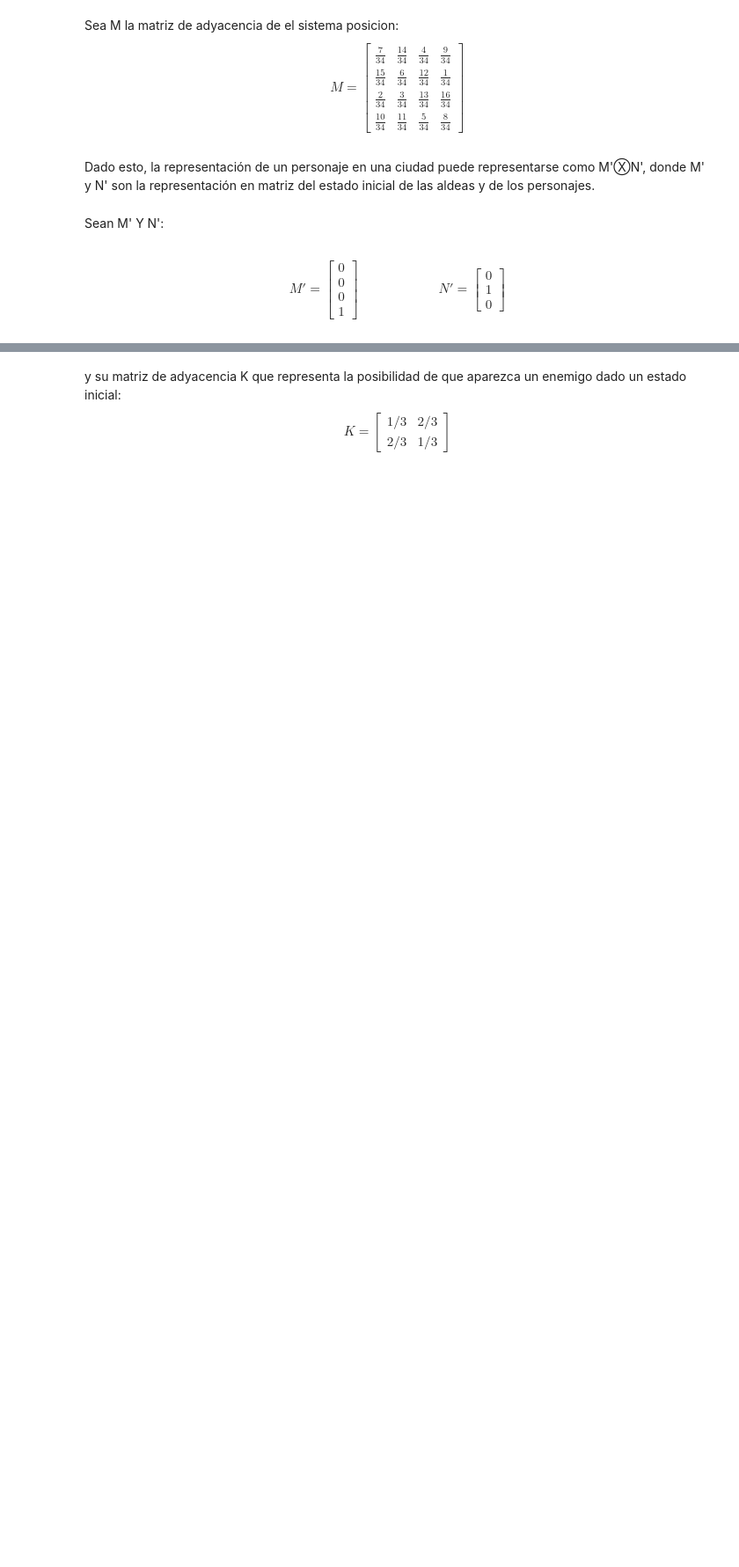
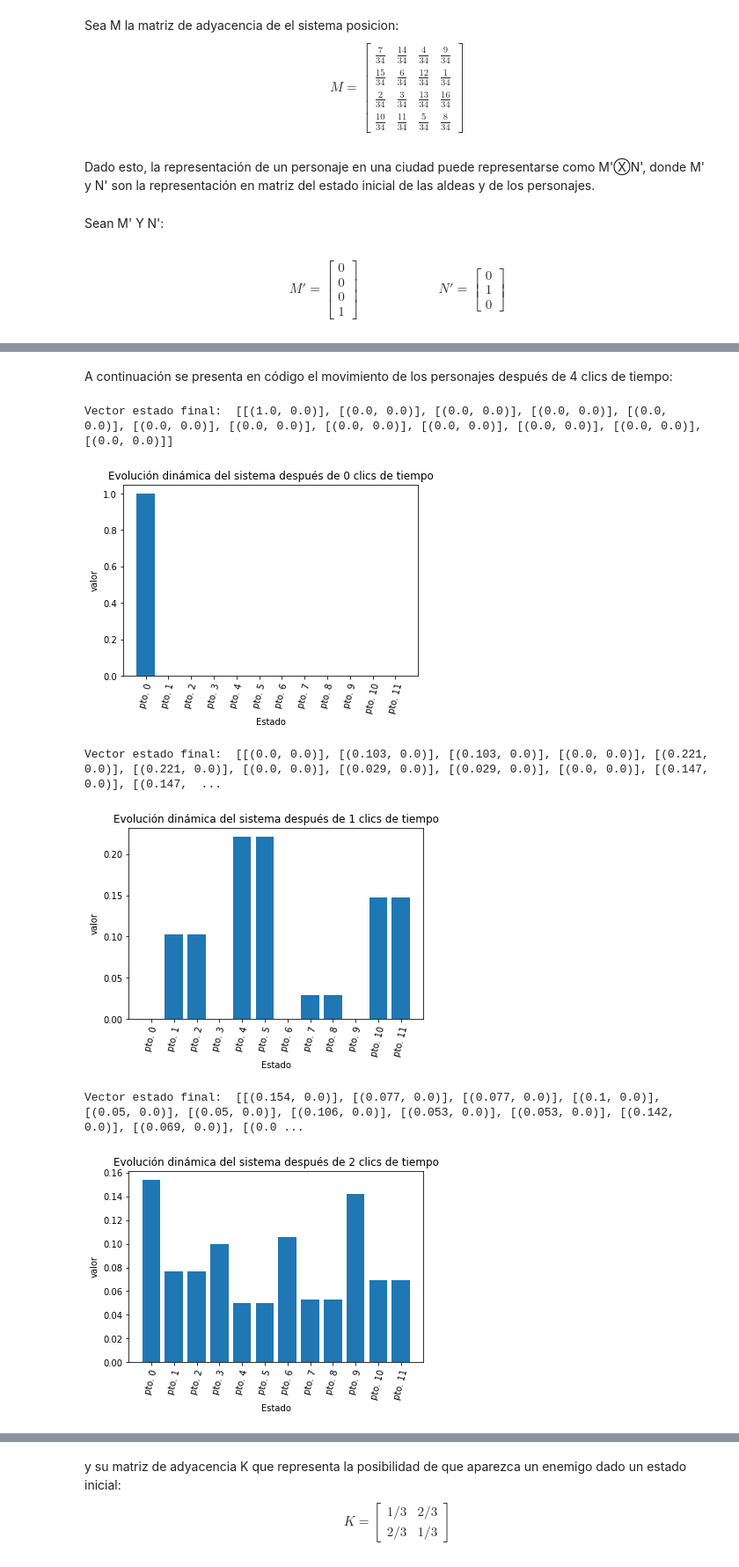
Before and after one commit to cristian-ruiz-s-ing/librer-acomplejos, a Jupyter notebook: Untitled.ipynb, the cells around one changed output, grey strips where cells are left out. Shown at 88% size. Saved outputs shown, nothing was run; the diff lists cells and outputs as text; code cells hidden in the pictures; blank space fills up the shorter version.

```diff
--- a/Untitled.ipynb
+++ b/Untitled.ipynb
@@ -169,0 +188,60 @@ Vector estado final:  [[(0.0, 0.0)], [(0.0, 0.0)], [(0.0, 0.0)], [(0.0, 0.0)], [
+# %% [markdown]
+A continuación se presenta en código el movimiento de los personajes después de 4 clics de tiempo:
+# %%
+import numpy as np
+import matplotlib.pyplot as plt
+import libreriacomplejos2 as lc2
+#%matplotlib inline
+
+#v=[[(0,0)],[(0,0)],[(1,0)],[(0,0)],[(0,0)],[(0,0)]]
+
+personaje=[[(0,0),(0.61,0),(0.39,0)],
+          [(0.5,0),(0.09,0),(0.41,0)],
+          [(0.5,0),(0.3,0),(0.2,0)]]
+
+personaje0=[[(1,0)],
+          [(0,0)],
+          [(0,0)]]
+
+aldeas=[[(7/34,0),(14/34,0),(4/34,0),(9/34,0)],
+          [(15/34,0),(6/34,0),(12/34,0),(1/34,0)],
+          [(2/34,0),(3/34,0),(13/34,0),(16/34,0)],
+          [(10/34,0),(11/34,0),(5/34,0),(8/34,0)]]
+
+aldeas0=[[(1,0)],
+          [(0,0)],
+          [(0,0)],
+          [(0,0)]]
+
+dinamica=lc2.tensor(aldeas,personaje)
+
+total=4
+clics=0
+
+while clics<=total:
+    v=lc2.tensor(aldeas0,personaje0)
+    x=clics
+    while x>0:
+        v=lc2.multimatriz(dinamica,v)
+        x-=1
+
+    print('Vector estado final: ',v)
+    labels=['pto. 0', 'pto. 1', 'pto. 2', 'pto. 3', 'pto. 4', 'pto. 5', 'pto. 6', 'pto. 7', 'pto. 8', 'pto. 9', 'pto. 10', 'pto. 11']
+    estado=[v[0][0][0], v[1][0][0], v[2][0][0], v[3][0][0], v[4][0][0], v[5][0][0], v[6][0][0], v[7][0][0], v[8][0][0], v[9][0][0], v[10][0][0], v[11][0][0]]
+
+    index =np.arange(len(labels))
+    #print('esto es index: ', index)
+    plt.bar(index,estado)
+    plt.xlabel('Estado')
+    plt.ylabel('valor')
+    plt.xticks(index, labels, rotation=75)
+    plt.title('Evolución dinámica del sistema después de '+str(clics)+' clics de tiempo')
+    plt.show()
+    clics+=1
+# %% [output]
+Vector estado final:  [[(1.0, 0.0)], [(0.0, 0.0)], [(0.0, 0.0)], [(0.0, 0.0)], [(0.0, 0.0)], [(0.0, 0.0)], [(0.0, 0.0)], [(0.0, 0.0)], [(0.0, 0.0)], [(0.0, 0.0)], [(0.0, 0.0)], [(0.0, 0.0)]]
+[figure, added]
+Vector estado final:  [[(0.0, 0.0)], [(0.103, 0.0)], [(0.103, 0.0)], [(0.0, 0.0)], [(0.221, 0.0)], [(0.221, 0.0)], [(0.0, 0.0)], [(0.029, 0.0)], [(0.029, 0.0)], [(0.0, 0.0)], [(0.147, 0.0)], [(0.147,  ...
+[figure, added]
+Vector estado final:  [[(0.154, 0.0)], [(0.077, 0.0)], [(0.077, 0.0)], [(0.1, 0.0)], [(0.05, 0.0)], [(0.05, 0.0)], [(0.106, 0.0)], [(0.053, 0.0)], [(0.053, 0.0)], [(0.142, 0.0)], [(0.069, 0.0)], [(0.0 ...
+[figure, added]
```
Also changed, not shown: parts of 24 cells of this notebook, 2 other files.
